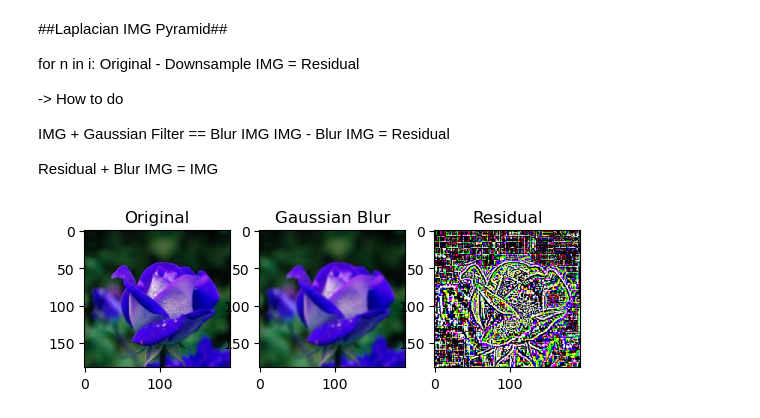
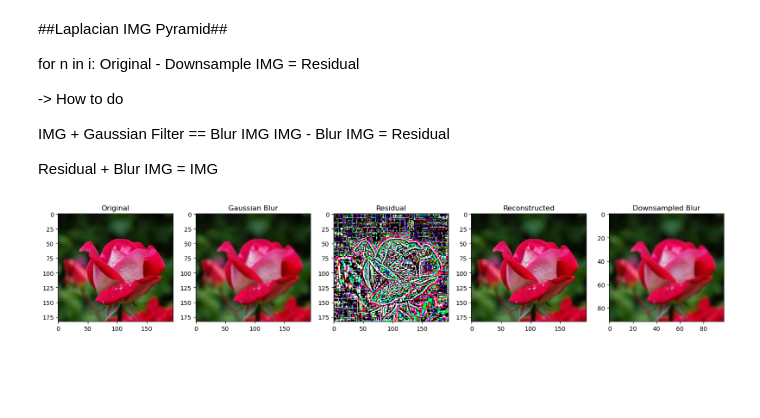
Before and after one commit to fiyud/INS3155, a Jupyter notebook: Day3.ipynb, the cells around one changed output. Drawn from its saved outputs; the diff is of its cells as text; code cells hidden in the pictures; blank space fills up the shorter version.

```diff
--- a/Day3.ipynb
+++ b/Day3.ipynb
@@ -51,19 +51,25 @@ Residual + Blur IMG = IMG
 # %%
 import cv2
 import matplotlib.pyplot as plt
 
 IMG = r"F:\Class25\INS3155\Sample_IMG.jpg"
 
 Input = cv2.imread(IMG, cv2.IMREAD_COLOR)
 blur = cv2.GaussianBlur(Input,(5,5),0)
 residual = Input - blur
 
 Recostructed = blur + residual
 
-plt.subplot(131), plt.imshow(Input), plt.title('Original')
-plt.subplot(132), plt.imshow(blur), plt.title('Gaussian Blur')
-plt.subplot(133), plt.imshow(residual), plt.title('Residual')
+downsampled_blur = blur[::2, ::2]
+
+plt.figure(figsize=(20, 5))
+
+plt.subplot(151), plt.imshow(cv2.cvtColor(Input, cv2.COLOR_BGR2RGB)), plt.title('Original')
+plt.subplot(152), plt.imshow(cv2.cvtColor(blur, cv2.COLOR_BGR2RGB)), plt.title('Gaussian Blur')
+plt.subplot(153), plt.imshow(cv2.cvtColor(residual, cv2.COLOR_BGR2RGB)), plt.title('Residual')
+plt.subplot(154), plt.imshow(cv2.cvtColor(Recostructed, cv2.COLOR_BGR2RGB)), plt.title('Reconstructed')
+plt.subplot(155), plt.imshow(cv2.cvtColor(downsampled_blur, cv2.COLOR_BGR2RGB)), plt.title('Downsampled Blur')
 
 plt.show()
 # %% [output]
-[figure, old version]
+[figure, new version]
```
